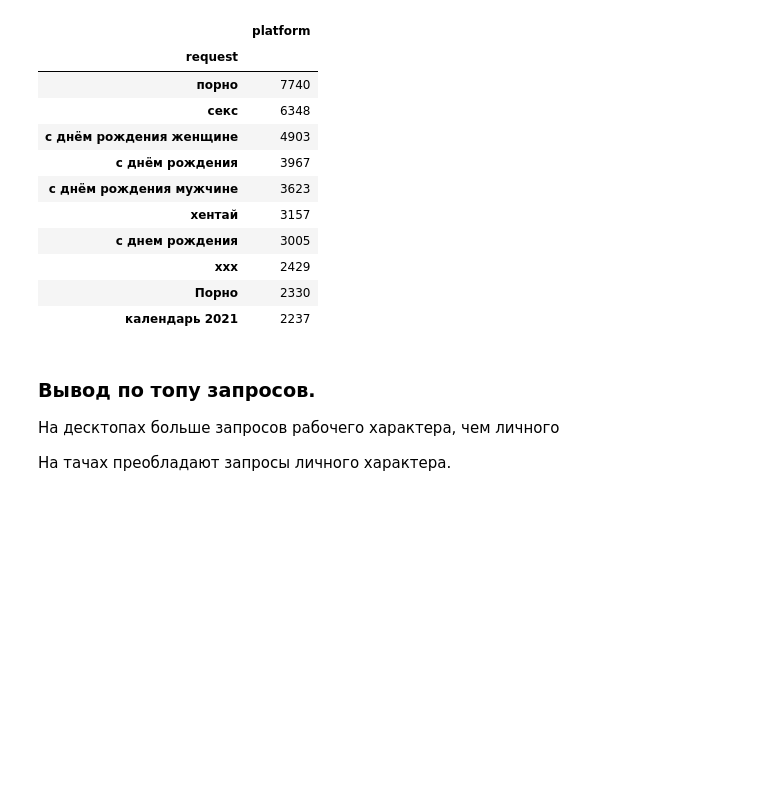
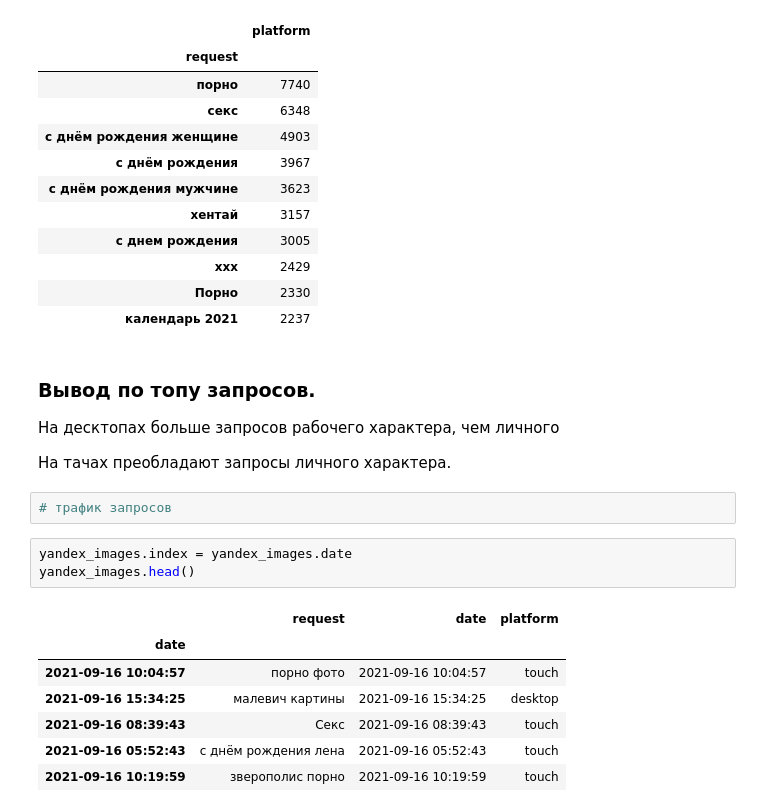
Before and after one commit to smallslowtank/product_analytics, a Jupyter notebook: test.ipynb, the cells around one changed output. Saved outputs shown, nothing was run; the diff lists cells and outputs as text; blank space fills up the shorter version.

```diff
--- a/test.ipynb
+++ b/test.ipynb
@@ -115,3 +116,16 @@ yandex_images[yandex_images.platform == "touch"].groupby('request', as_index=Tru
 На десктопах больше запросов рабочего характера, чем личного
 
 На тачах преобладают запросы личного характера.
+# %%
+# трафик запросов
+# %%
+yandex_images.index = yandex_images.date
+yandex_images.head()
+# %% [output]
+|  | request | date | platform |
+| date |  |  |  |
+| 2021-09-16 10:04:57 | порно фото | 2021-09-16 10:04:57 | touch |
+| 2021-09-16 15:34:25 | малевич картины | 2021-09-16 15:34:25 | desktop |
+| 2021-09-16 08:39:43 | Секс | 2021-09-16 08:39:43 | touch |
+| 2021-09-16 05:52:43 | с днём рождения лена | 2021-09-16 05:52:43 | touch |
+| 2021-09-16 10:19:59 | зверополис порно | 2021-09-16 10:19:59 | touch |
```
Also changed, not shown: parts of 4 cells of this notebook.
